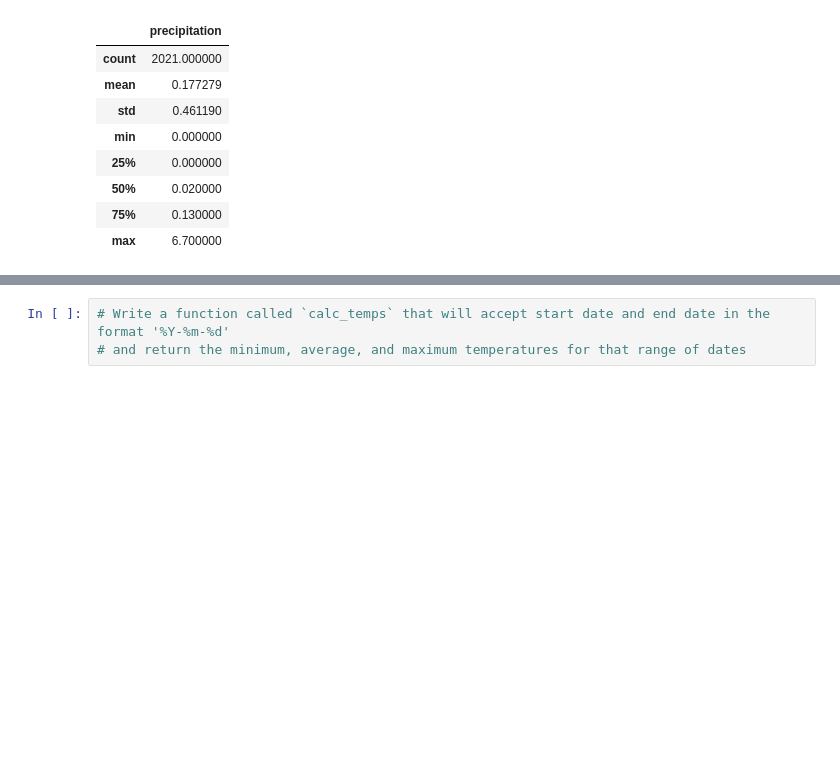
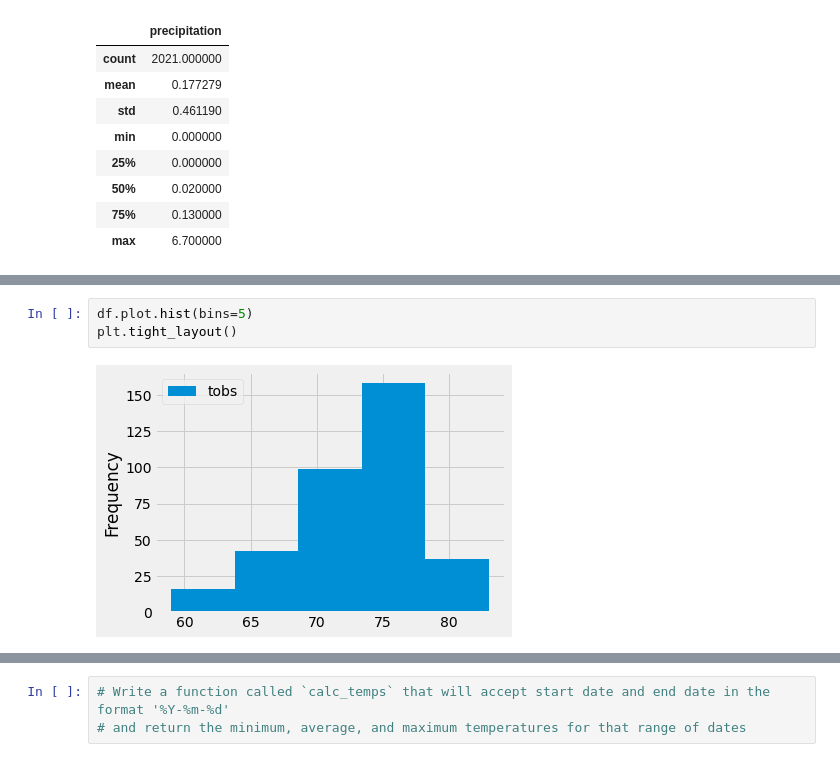
Before and after one commit to jacoblgarrison/surfs_up, a Jupyter notebook: climate_analysis.ipynb, the cells around one changed output, grey strips where cells are left out. Cells and saved outputs as stored; diff of their text form; blank space fills up the shorter version.

```diff
--- a/climate_analysis.ipynb
+++ b/climate_analysis.ipynb
@@ -182,0 +246,5 @@ df.describe()
+# %%
+df.plot.hist(bins=5)
+plt.tight_layout()
+# %% [output]
+[figure, added]
```
Also changed, not shown: parts of 8 cells of this notebook.
